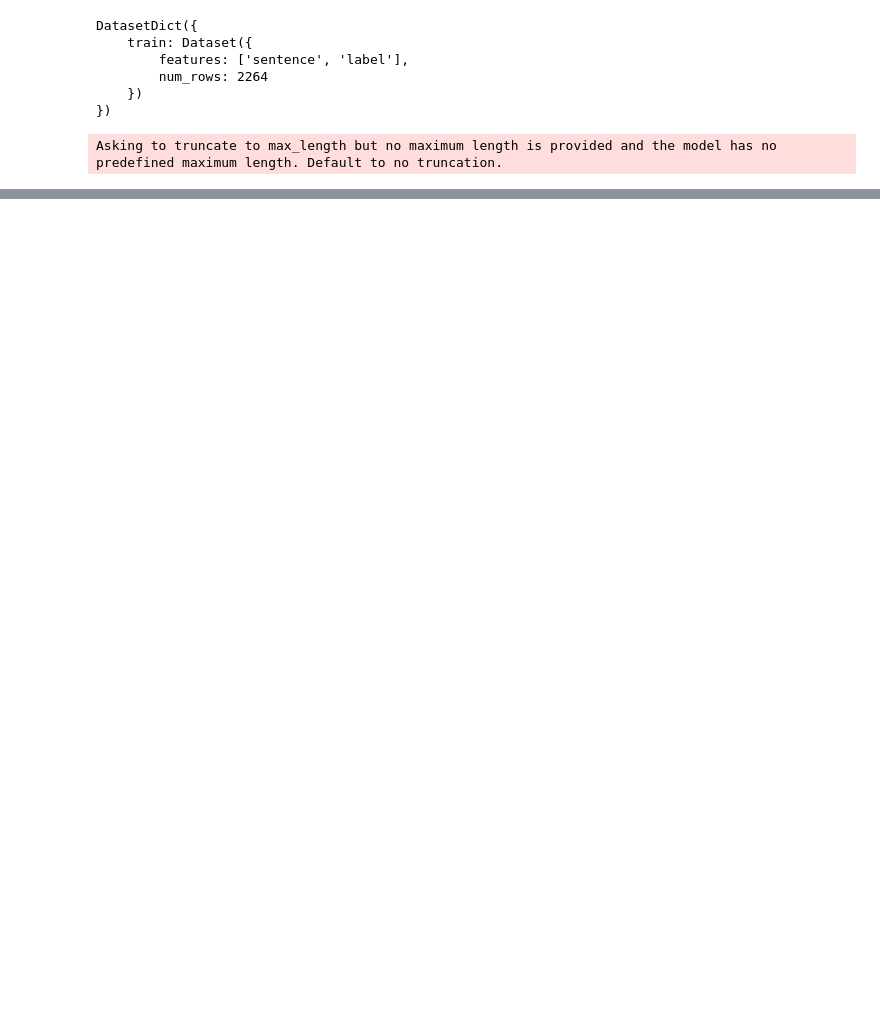
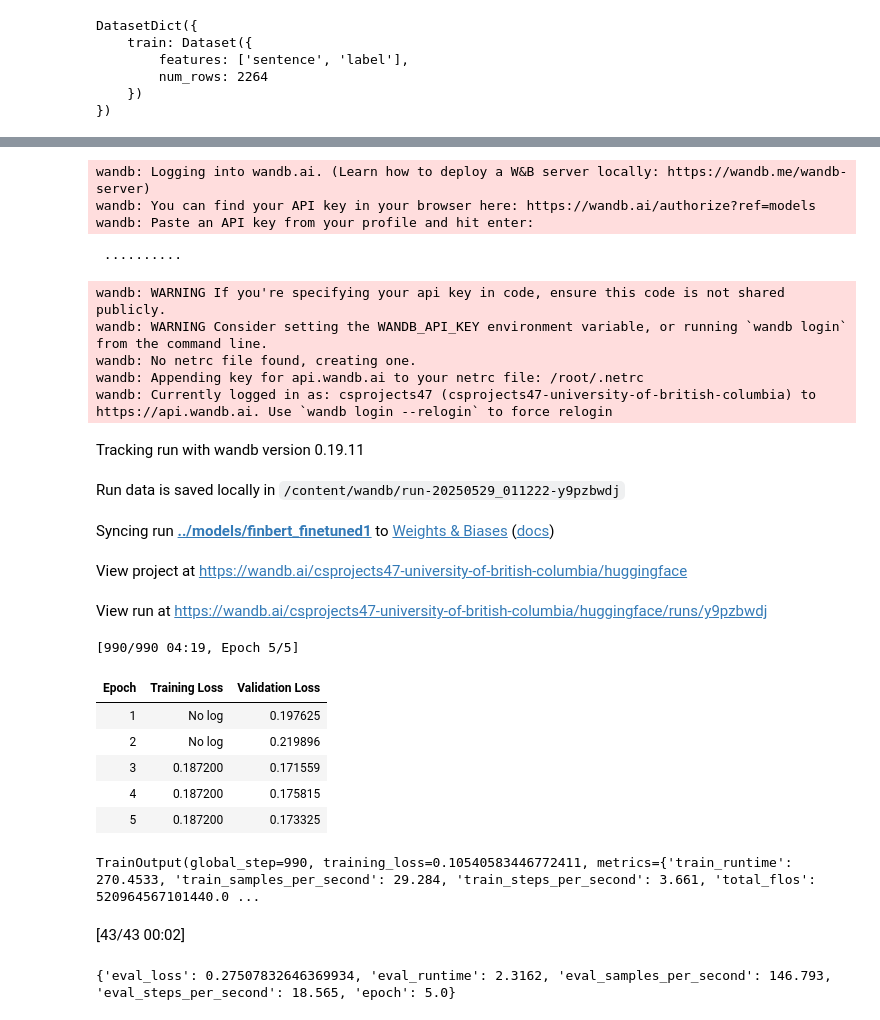
Before and after one commit to vuer13/stock-return, a Jupyter notebook: notebooks/finetune_finbert.ipynb, the cells around one changed output, grey strips where cells are left out. Cells and saved outputs as stored; diff of their text form; code cells hidden in the pictures; blank space fills up the shorter version.

Commit message:
finetune 1

```diff
--- a/notebooks/finetune_finbert.ipynb
+++ b/notebooks/finetune_finbert.ipynb
@@ -23,14 +23,14 @@ test_data = test_split['test'] # testing data 15%
 # %%
 from transformers import AutoTokenizer, AutoModelForSequenceClassification
 
-checkpoint = 'yiyanghkust/finbert-tone'
+checkpoint = 'ProsusAI/finbert'
 tokenizer = AutoTokenizer.from_pretrained(checkpoint)
-model = AutoModelForSequenceClassification.from_pretrained(checkpoint)
+model = AutoModelForSequenceClassification.from_pretrained(checkpoint, num_labels = 3)
 # %%
 # Tokenizing text
 
 def preprocess(examples):
-    return tokenizer(examples["sentence"], padding = "max_length", truncation = True)
+    return tokenizer(examples["sentence"], padding = "max_length", truncation = True, max_length = 128)
 
 train_tokenized = train_data.map(preprocess, batched = True, batch_size = 32)
 val_tokenized = val_data.map(preprocess, batched = True, batch_size = 32)
@@ -41,8 +41,6 @@ test_tokenized = test_data.map(preprocess, batched = True, batch_size = 32)
 train_tokenized.set_format("torch", columns = ["input_ids", "attention_mask", "label"])
 val_tokenized.set_format("torch", columns = ["input_ids", "attention_mask", "label"])
 test_tokenized.set_format("torch", columns = ["input_ids", "attention_mask", "label"])
-# %% [output]
-Asking to truncate to max_length but no maximum length is provided and the model has no predefined maximum length. Default to no truncation.
 # %%
 from transformers import TrainingArguments, Trainer
 
@@ -58,0 +64,3 @@ training_args = TrainingArguments(
+# %%
+trainer.train()
+# %% [output]
@@ -58,0 +69,28 @@ training_args = TrainingArguments(
+wandb: Logging into wandb.ai. (Learn how to deploy a W&B server locally: https://wandb.me/wandb-server)
+wandb: You can find your API key in your browser here: https://wandb.ai/authorize?ref=models
+wandb: Paste an API key from your profile and hit enter:
+ ··········
+wandb: WARNING If you're specifying your api key in code, ensure this code is not shared publicly.
+wandb: WARNING Consider setting the WANDB_API_KEY environment variable, or running `wandb login` from the command line.
+wandb: No netrc file found, creating one.
+wandb: Appending key for api.wandb.ai to your netrc file: /root/.netrc
+wandb: Currently logged in as: csprojects47 (csprojects47-university-of-british-columbia) to https://api.wandb.ai. Use `wandb login --relogin` to force relogin
+Tracking run with wandb version 0.19.11
+Run data is saved locally in /content/wandb/run-20250529_011222-y9pzbwdj
+Syncing run ../models/finbert_finetuned1 to Weights & Biases (docs)
+View project at https://wandb.ai/csprojects47-university-of-british-columbia/huggingface
+View run at https://wandb.ai/csprojects47-university-of-british-columbia/huggingface/runs/y9pzbwdj
+[990/990 04:19, Epoch 5/5]
+| Epoch | Training Loss | Validation Loss |
+| 1 | No log | 0.197625 |
+| 2 | No log | 0.219896 |
+| 3 | 0.187200 | 0.171559 |
+| 4 | 0.187200 | 0.175815 |
+| 5 | 0.187200 | 0.173325 |
+TrainOutput(global_step=990, training_loss=0.10540583446772411, metrics={'train_runtime': 270.4533, 'train_samples_per_second': 29.284, 'train_steps_per_second': 3.661, 'total_flos': 520964567101440.0 ...
+# %%
+metrics = trainer.evaluate(test_tokenized)
+print(metrics)
+# %% [output]
+[43/43 00:02]
+{'eval_loss': 0.27507832646369934, 'eval_runtime': 2.3162, 'eval_samples_per_second': 146.793, 'eval_steps_per_second': 18.565, 'epoch': 5.0}
```
Also changed, not shown: parts of 4 cells of this notebook.
